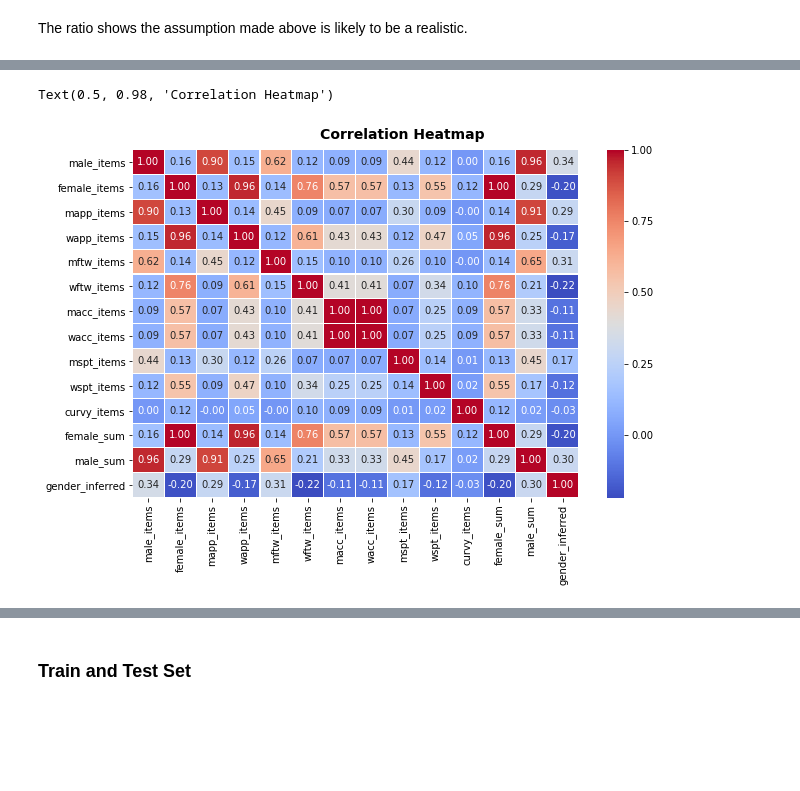
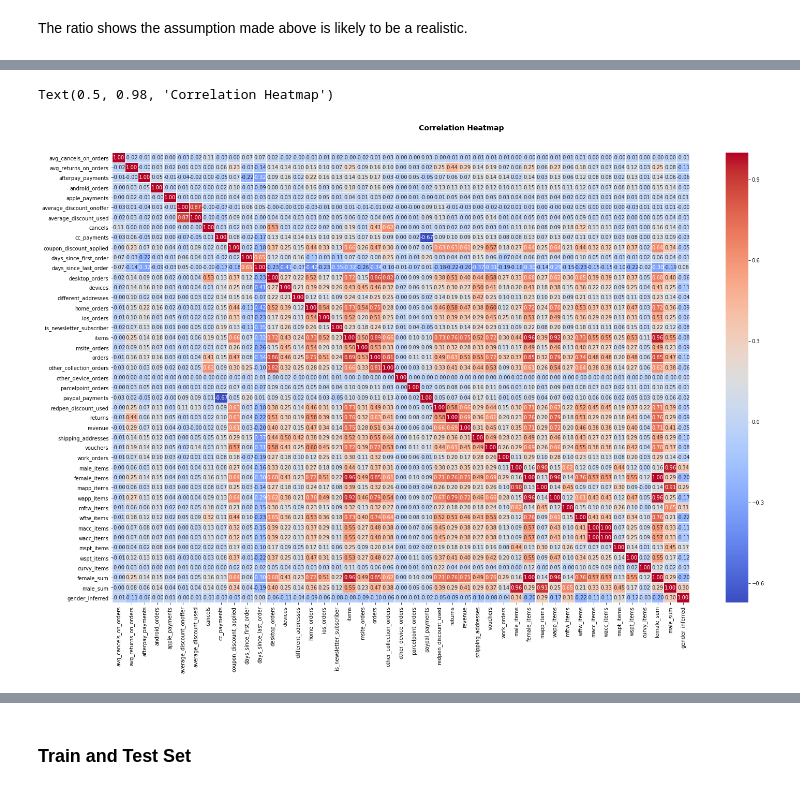
Before and after one commit to rustycodemonkey/dschallenge, a Jupyter notebook: dschallenge_keras.ipynb, the cells around one changed output, grey strips where cells are left out. Saved outputs shown, nothing was run; the diff lists cells and outputs as text; code cells hidden in the pictures; blank space fills up the shorter version.

```diff
--- a/dschallenge_keras.ipynb
+++ b/dschallenge_keras.ipynb
@@ -566,8 +608,8 @@ Females : Males
 # %% [markdown]
 The ratio shows the assumption made above is likely to be a realistic.
 # %%
-# Concatenate the two dataframes into one
-#df_assumption.index = df_X.index
+# Concatenate the two dataframes into one and then change is_newsletter_subscriber into numeric
 df_assumption = pd.concat([df_X, df_assumption], axis=1)
+df_assumption['is_newsletter_subscriber'] = df_assumption.is_newsletter_subscriber.map(dict(Y=1, N=0))
 df_assumption.head(10)
 # %% [output]
@@ -584,0 +629,6 @@ df_assumption.head(10)
+# %%
+# Conversions would be important for online retail businesses so let's look into them.
+# Average cancels on orders
+df_assumption.insert(loc=0, column='avg_cancels_on_orders', value=df_X.cancels/df_X.orders)
+# Average returns on orders
+df_assumption.insert(loc=1, column='avg_returns_on_orders', value=df_X.returns/df_X.orders)
@@ -585,21 +649,21 @@ df_assumption.head(10)
 # %%
 # Looking at a correlation matrix of the dataframe with inferred gender
 corr = df_assumption.corr()
 
-fig, (ax) = plt.subplots(1, 1, figsize=(10,6))
+fig, (ax) = plt.subplots(1, 1, figsize=(25,15))
 hm = sns.heatmap(corr,
                  ax=ax,           # Axes in which to draw the plot, otherwise use the currently-active Axes.
                  cmap="coolwarm", # Color Map.
                  #square=True,    # If True, set the Axes aspect to “equal” so each cell will be square-shaped.
                  annot=True,
                  fmt='.2f',       # String formatting code to use when adding annotations.
                  #annot_kws={"size": 14},
                  linewidths=.05)
 
 fig.subplots_adjust(top=0.93)
 fig.suptitle('Correlation Heatmap',
               fontsize=14,
               fontweight='bold')
 # %% [output]
 Text(0.5, 0.98, 'Correlation Heatmap')
-[figure, old version]
+[figure, new version]
```
Also changed, not shown: parts of 24 cells of this notebook.
